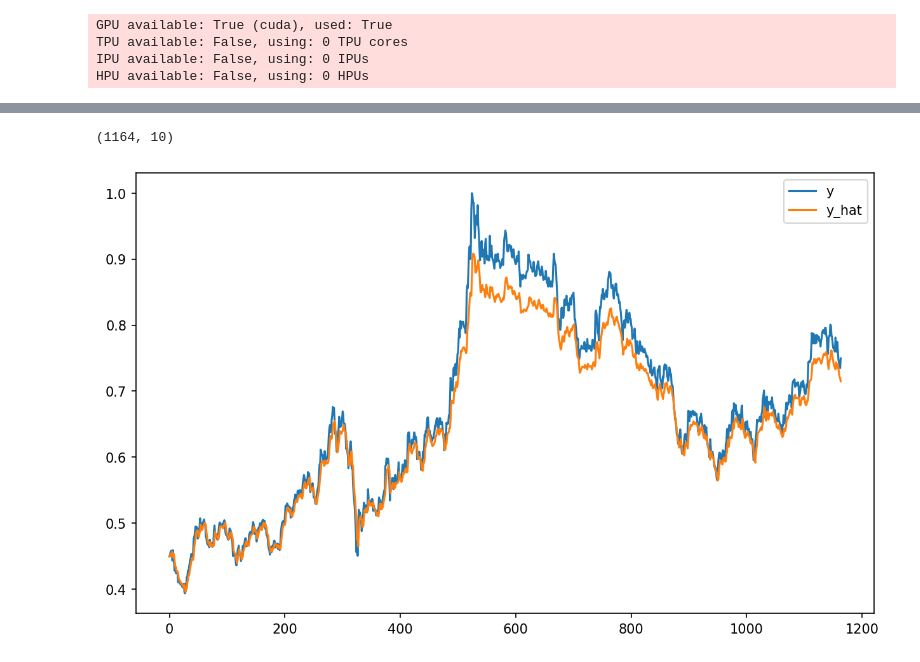
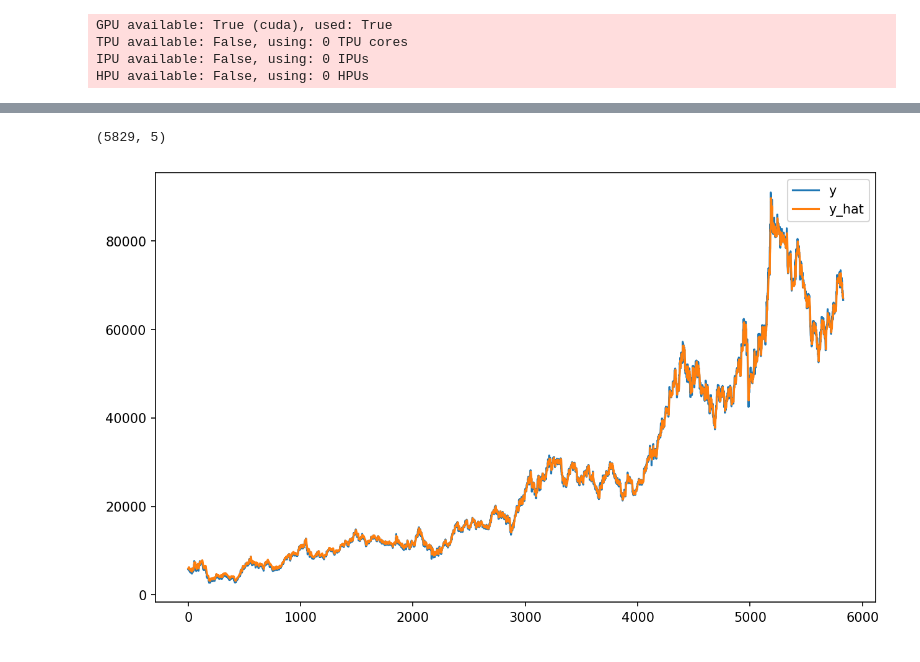
Before and after one commit to Axect/MLTest, a Jupyter notebook: new/stock_forecasting/mlp.ipynb, the cells around one changed output, grey strips where cells are left out. Drawn from its saved outputs; the diff is of its cells as text; code cells hidden in the pictures.

```diff
--- a/new/stock_forecasting/mlp.ipynb
+++ b/new/stock_forecasting/mlp.ipynb
@@ -154,2 +160,4 @@ MLP(
   )
 )
+# %%
+x, y = sliding_window(close, window_size, horizon_size)
@@ -185,6 +197,8 @@ trainer = Trainer(
     accelerator='auto',
     max_epochs=100,
     logger=wandb_logger,
+    enable_progress_bar=False,
+    callbacks=[LearningRateMonitor(logging_interval='step')],
 )
 # %% [output]
 GPU available: True (cuda), used: True
@@ -208,15 +222,19 @@ LOCAL_RANK: 0 - CUDA_VISIBLE_DEVICES: [0]
 # %%
 # Test
-y_hat = model(torch.from_numpy(X_test).float())
+y_hat = model(torch.from_numpy(x).float())
 y_hat = y_hat.detach().numpy()
 y_hat.shape
 # %% [output]
-(1164, 10)
+(5829, 5)
+# %%
+y = recover_normalize(y, close_max, close_min)
+y_hat = recover_normalize(y_hat, close_max, close_min)
 # %%
 plt.figure(figsize=(10, 6), dpi=150)
-plt.plot(y_test[:, 0], label="y")
+plt.plot(y[:, 0], label="y")
 plt.plot(y_hat[:, 0], label="y_hat")
 plt.legend()
+plt.savefig("mlp.png", dpi=600)
 plt.show()
 # %% [output]
-[figure, old version]
+[figure, new version]
```
Also changed, not shown: parts of 26 cells of this notebook, 23 other files.
